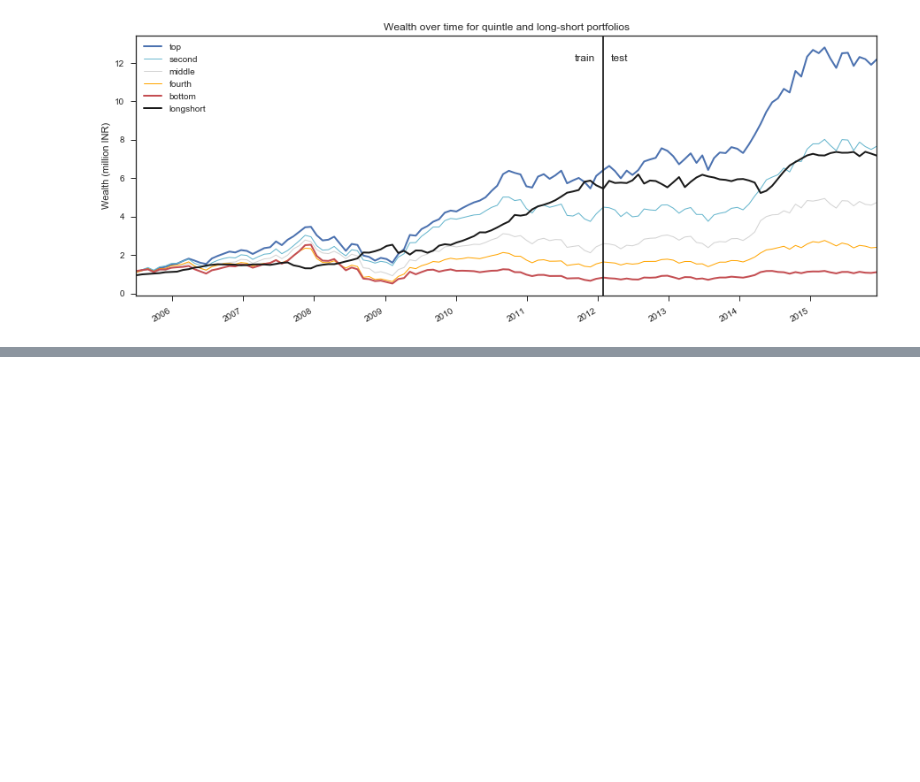
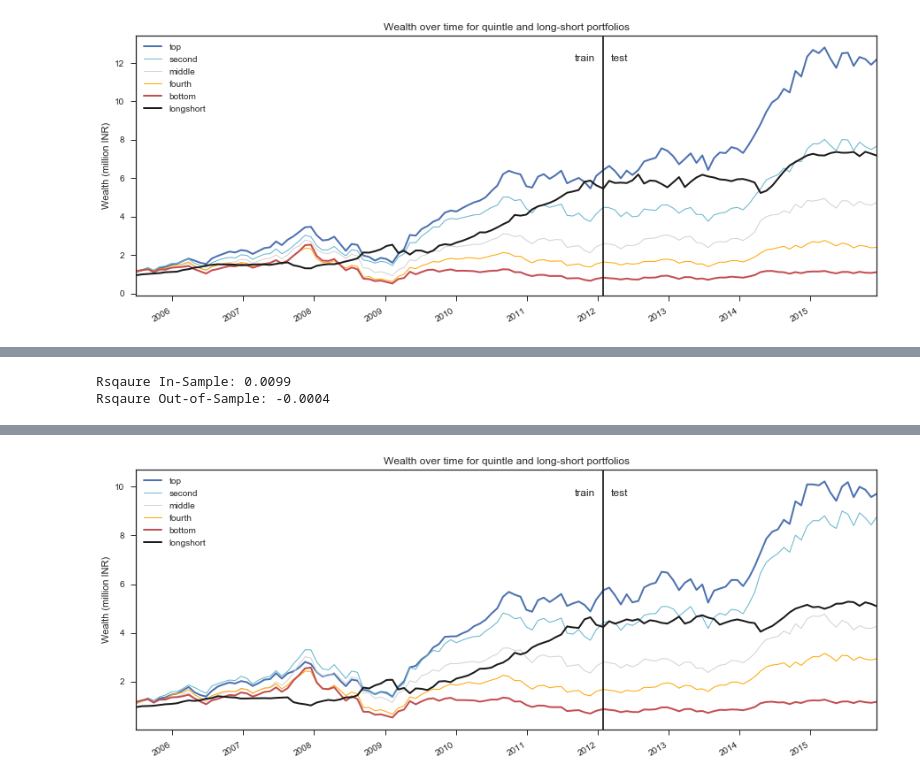
Before and after one commit to SiluPanda/capstone, a Jupyter notebook: CapstoneProject.ipynb, the cells around one changed output, grey strips where cells are left out. Saved outputs shown, nothing was run; the diff lists cells and outputs as text; code cells hidden in the pictures; blank space fills up the shorter version.

```diff
--- a/CapstoneProject.ipynb
+++ b/CapstoneProject.ipynb
@@ -615,0 +665,7 @@ Rsqaure Out-of-Sample: -0.0024
+# %%
+pd.set_option('precision', 4)
+estimated_coefficients = pd.concat([pd.DataFrame(Xua_train.columns.T),pd.DataFrame(lasso.coef_.T)],axis=1)
+estimated_coefficients.columns = ['feature','estimated_coefficient']
+#estimated_coefficients.insert(column='feature',value = 'Intercept', loc=len(estimated_coefficients))
+estimated_coefficients = estimated_coefficients.append({'feature':'Intercept','estimated_coefficient':lasso.intercept_[0]},ignore_index=True)
+estimated_coefficients[estimated_coefficients.estimated_coefficient > 0.00000001]
@@ -615,0 +715,11 @@ Rsqaure Out-of-Sample: -0.0024
+# %%
+#Let us have a look at the values of coefficients and sort them in descending order
+
+pd.set_option('precision', 4)
+estimated_coefficients = pd.concat([pd.DataFrame(Xua_train.columns.T),pd.DataFrame(lassoCV.coef_.T)],axis=1)
+estimated_coefficients.columns = ['feature','estimated_coefficient']
+#estimated_coefficients.insert(column='feature',value = 'Intercept', loc=len(estimated_coefficients))
+estimated_coefficients = estimated_coefficients.append({'feature':'Intercept','estimated_coefficient':lasso.intercept_[0]},ignore_index=True)
+estimated_coefficients = estimated_coefficients[estimated_coefficients.estimated_coefficient > 0.00000001]
+estimated_coefficients = estimated_coefficients.sort_values('estimated_coefficient',ascending = False)
+pd.merge(estimated_coefficients,feature_desription[['feature','name']],'left')
@@ -615,0 +749,8 @@ Rsqaure Out-of-Sample: -0.0024
+# %%
+#Lets evaluate the lasso model when alpha is chosen by default 3 fold validation
+stats = evaluate_model(lassoCV,Xua_train,yua_train,Xua_test,yua_test,
+               returns_train=y_train,returns_test=y_test)
+stats
+# %% [output]
+Rsqaure In-Sample: 0.0099
+Rsqaure Out-of-Sample: -0.0004
@@ -615,0 +761 @@ Rsqaure Out-of-Sample: -0.0024
+[figure, added]
```
Also changed, not shown: parts of 46 cells of this notebook.
